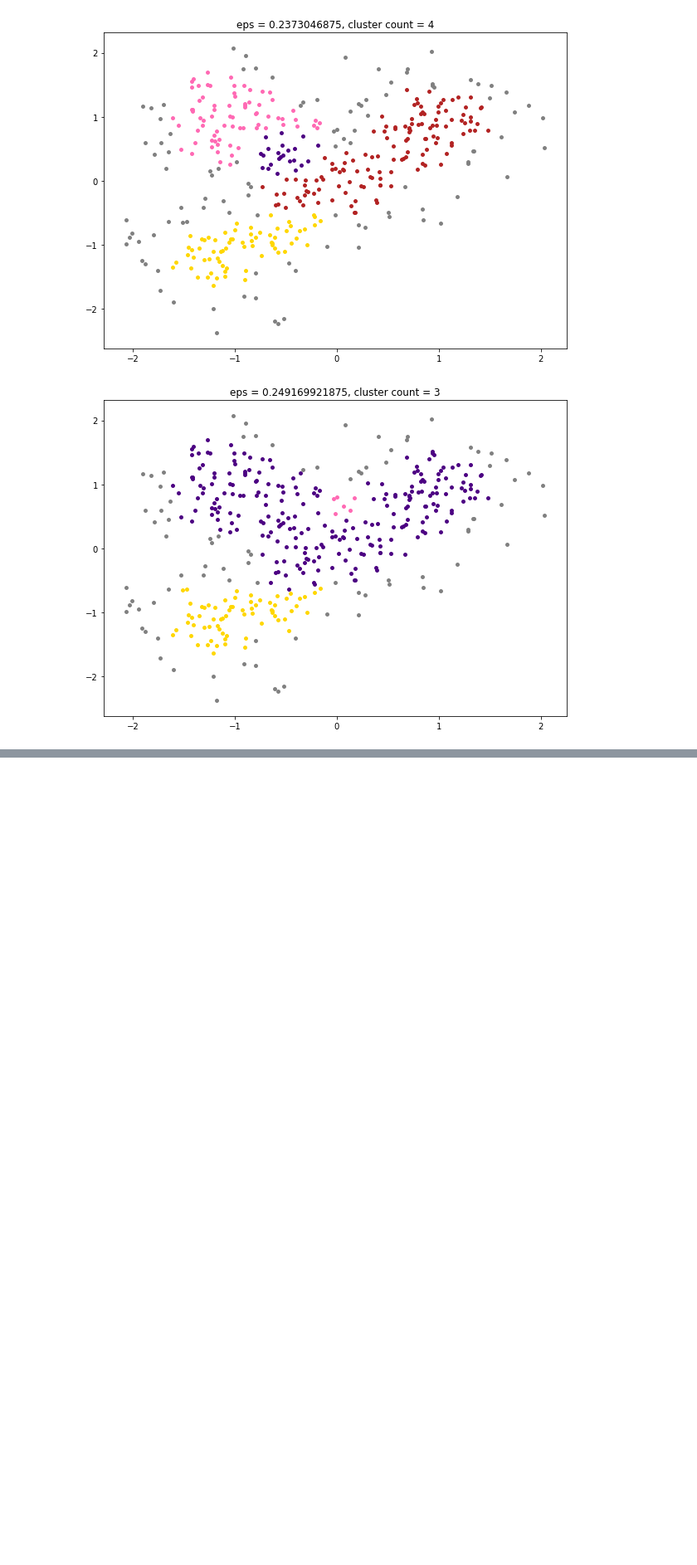
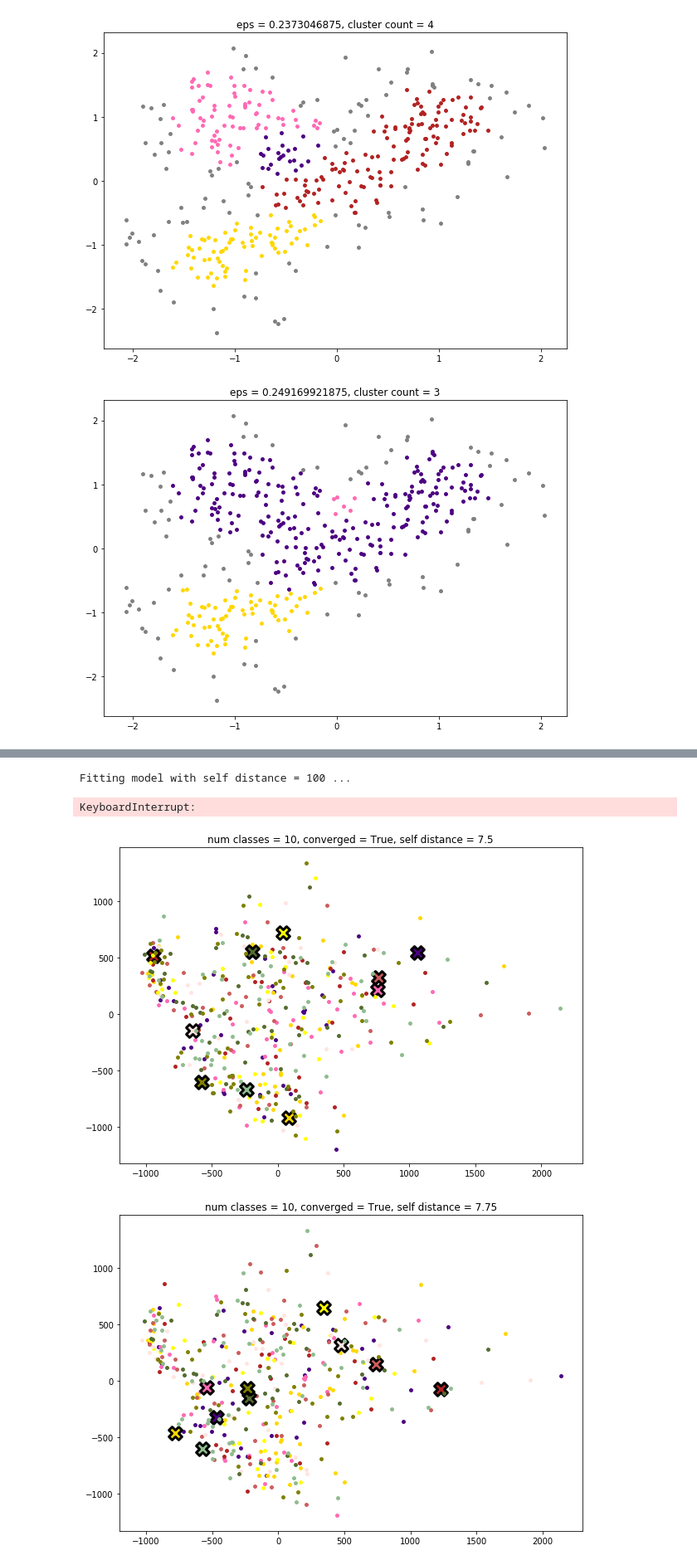
Before and after one commit to Vlad0922/ml_1_solutions, a Jupyter notebook: 2/Clusters.ipynb, the cells around one changed output, grey strips where cells are left out. Shown at 83% size. Drawn from its saved outputs; the diff is of its cells as text; code cells hidden in the pictures; blank space fills up the shorter version.

```diff
--- a/2/Clusters.ipynb
+++ b/2/Clusters.ipynb
@@ -335,0 +376,11 @@ X_trans = PCA(n_components=2).fit(X).transform(X)
+# %%
+good_prefs = find_preference(X_trans, pref_range = np.arange(100, 200, 5), num_clusters=10, verbose=True)
+print good_prefs
+# %% [output]
+Fitting model with self distance = 100 ...
+KeyboardInterrupt:
+# %%
+plot_affinity(X_trans, prefs=good_prefs[:3])
+# %% [output]
+[figure, added]
+[figure, added]
```
Also changed, not shown: parts of 19 cells of this notebook.
